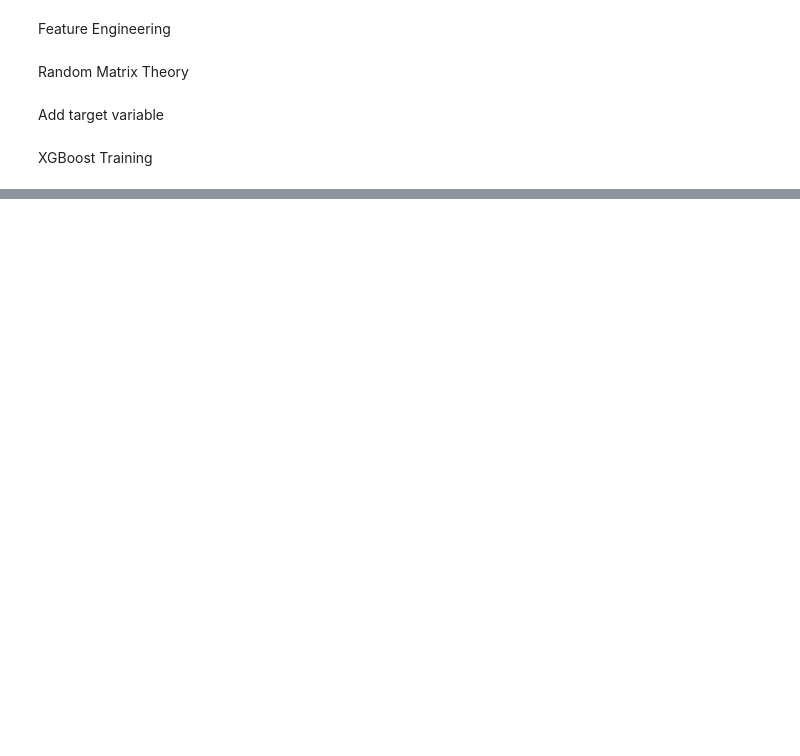
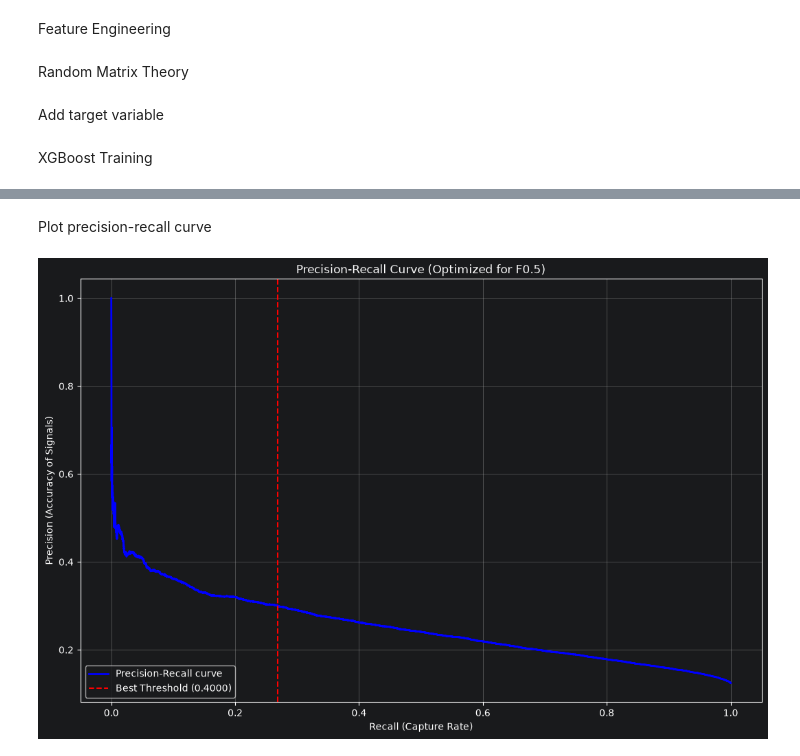
Before and after one commit to NewtonHatesApples/randomProject1, a Jupyter notebook: analysis.ipynb, the cells around one changed output, grey strips where cells are left out. Saved outputs shown, nothing was run; the diff lists cells and outputs as text; code cells hidden in the pictures; blank space fills up the shorter version.

```diff
--- a/analysis.ipynb
+++ b/analysis.ipynb
@@ -155,7 +156,7 @@ XGBoost Training
 # %%
 # 1. Separate features (X) and target (y)
 target_col = "TARGET_UpFlag"
-random_state = 257  # Used when fitting XGB Classifier
+random_state = 676  # Used when fitting XGB Classifier
 
 # Create a chronological validation set from the tail end of your training data
 val_size = int(len(train_df) * 0.25)  # val: validation
@@ -181,16 +182,16 @@ sharpened_neg_pos_ratio = neg_pos_ratio * 2
 model = xgb.XGBClassifier(
     n_estimators=3000,           # Max number of trees
     max_depth=3,                 # Decision rules depth
-    learning_rate=0.016,
-    subsample=0.65,               # Row (Data rows) subsampling
-    colsample_bytree=0.35,        # Col (Features) subsampling
+    learning_rate=0.004,
+    subsample=0.65,              # Row (Data rows) subsampling
+    colsample_bytree=0.35,       # Col (Features) subsampling
     min_child_weight=120,        # Requires at least 120 samples to create a terminal leaf node
     gamma=3.0,
     random_state=random_state,
     eval_metric='aucpr',
     n_jobs=-1,
     early_stopping_rounds=150,   # Stops fitting when no improvement after consecutive 150 rounds
-    scale_pos_weight=neg_pos_ratio,
+    # scale_pos_weight=neg_pos_ratio,
     reg_alpha=3.0,               # L1 regularization to naturally prune useless features
     reg_lambda=30.0              # L2 regularization to smooth out extreme weight
 )
@@ -212,14 +213,15 @@ y_pred = model.predict(X_test)
 y_val_prob = model.predict_proba(X_val)[:, 1]
 
 precisions, recalls, thresholds = precision_recall_curve(y_val, y_val_prob)
-f1_scores = (2 * precisions * recalls) / (precisions + recalls + 1e-10)
-best_threshold = thresholds[np.argmax(f1_scores[:-1])]
-# best_threshold = 0.8
+beta = 0.5
+f05_scores = ((1 + beta ** 2) * precisions * recalls) / ((beta ** 2 * precisions) + recalls + 1e-10)
+# best_threshold = thresholds[np.argmax(f05_scores[:-1])]
+best_threshold = 0.4
 
 y_test_prob = model.predict_proba(X_test)[:, 1]
 y_test_pred_custom = (y_test_prob >= best_threshold).astype(int)
 
-print(f"\nDynamically Chosen Best Threshold (Max F1): {best_threshold:.4f}")
+print(f"\nDynamically Chosen Best Threshold (Max F0.5): {best_threshold:.4f}")
 print("=== Evaluation Results ===")
 print(f"Accuracy: {accuracy_score(y_test, y_test_pred_custom):.4f}")
 print(f"ROC-AUC Score: {roc_auc_score(y_test, y_test_prob):.4f}")
@@ -232,0 +253,14 @@ print(importance.nlargest(50))
+# %% [markdown]
+Plot precision-recall curve
+# %%
+plt.figure(figsize=(1280, 800, "px"))
+plt.plot(recalls, precisions, label='Precision-Recall curve', color='blue', lw=2)
+plt.axvline(x=recalls[np.argmax(f05_scores[:-1])], color='red', linestyle='--', label=f'Best Threshold ({best_threshold:.4f})')
+plt.xlabel('Recall (Capture Rate)')
+plt.ylabel('Precision (Accuracy of Signals)')
+plt.title('Precision-Recall Curve (Optimized for F0.5)')
+plt.legend(loc="lower left")
+plt.grid(True)
+plt.show()
+# %% [output]
+[figure, added]
```
Also changed, not shown: parts of 2 cells of this notebook, 1 other file.
